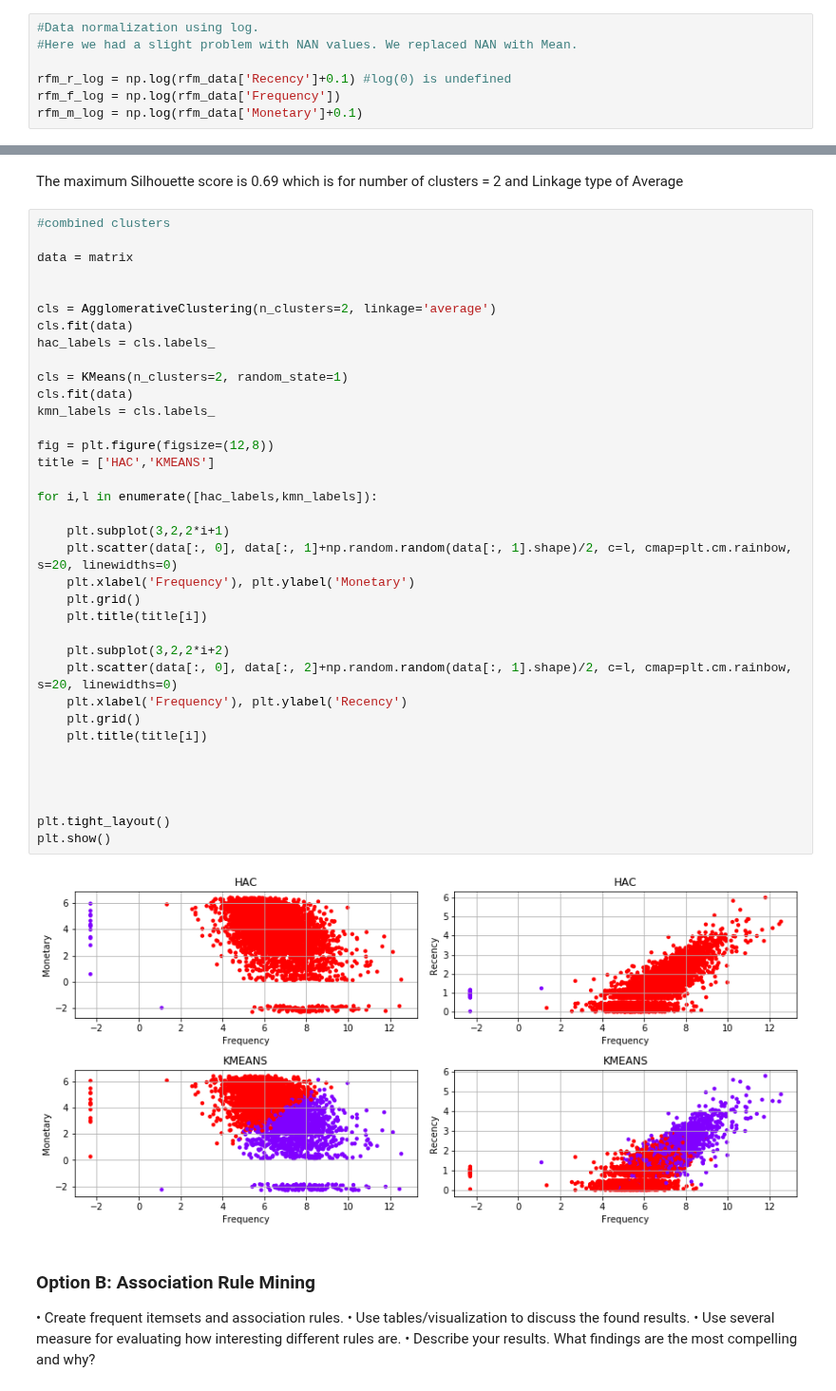
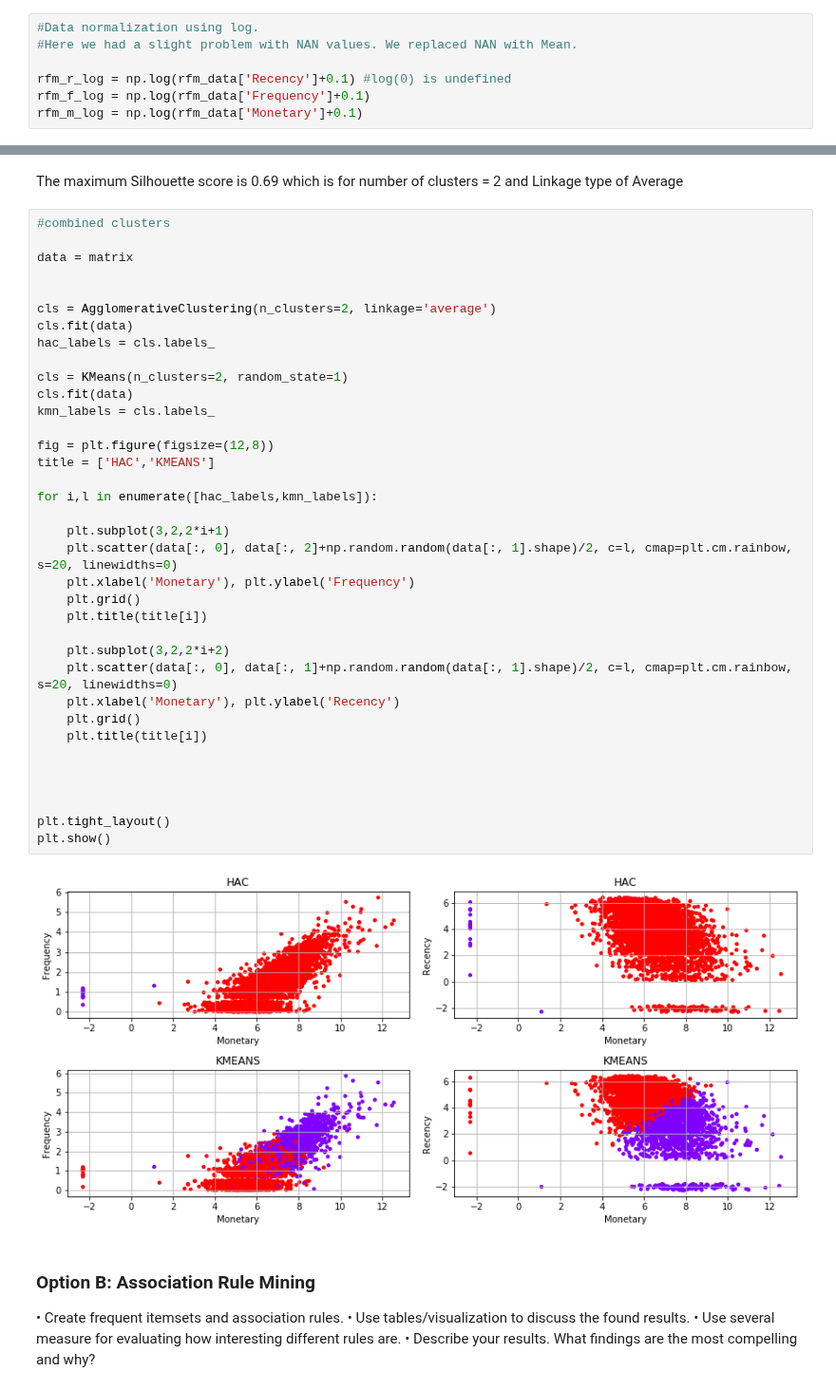
Before and after one commit to stmillett/MSDS7331_NorthCarolinaDataset, a Jupyter notebook: Lab3/Data Mining Lab3-2.ipynb, the cells around one changed output, grey strips where cells are left out. Shown at 95% size. Drawn from its saved outputs; the diff is of its cells as text.

```diff
--- a/Lab3/Data Mining Lab3-2.ipynb
+++ b/Lab3/Data Mining Lab3-2.ipynb
@@ -842,7 +838,7 @@ array([[<matplotlib.axes._subplots.AxesSubplot object at 0x...>,
 #Here we had a slight problem with NAN values. We replaced NAN with Mean.
 
 rfm_r_log = np.log(rfm_data['Recency']+0.1) #log(0) is undefined
-rfm_f_log = np.log(rfm_data['Frequency'])
+rfm_f_log = np.log(rfm_data['Frequency']+0.1)
 rfm_m_log = np.log(rfm_data['Monetary']+0.1)
 # %%
 log_data = pd.DataFrame({'Monetary': rfm_m_log, 'Recency': rfm_r_log, 'Frequency': rfm_f_log})
@@ -1039,38 +1035,38 @@ The maximum Silhouette score is 0.69 which is for number of clusters = 2 and Lin
 data = matrix
 
 
 cls = AgglomerativeClustering(n_clusters=2, linkage='average')
 cls.fit(data)
 hac_labels = cls.labels_
 
 cls = KMeans(n_clusters=2, random_state=1)
 cls.fit(data)
 kmn_labels = cls.labels_
 
 fig = plt.figure(figsize=(12,8))
 title = ['HAC','KMEANS']
 
 for i,l in enumerate([hac_labels,kmn_labels]):
 
     plt.subplot(3,2,2*i+1)
-    plt.scatter(data[:, 0], data[:, 1]+np.random.random(data[:, 1].shape)/2, c=l, cmap=plt.cm.rainbow, s=20, linewidths=0)
-    plt.xlabel('Frequency'), plt.ylabel('Monetary')
+    plt.scatter(data[:, 0], data[:, 2]+np.random.random(data[:, 1].shape)/2, c=l, cmap=plt.cm.rainbow, s=20, linewidths=0)
+    plt.xlabel('Monetary'), plt.ylabel('Frequency')
     plt.grid()
     plt.title(title[i])
 
     plt.subplot(3,2,2*i+2)
-    plt.scatter(data[:, 0], data[:, 2]+np.random.random(data[:, 1].shape)/2, c=l, cmap=plt.cm.rainbow, s=20, linewidths=0)
-    plt.xlabel('Frequency'), plt.ylabel('Recency')
+    plt.scatter(data[:, 0], data[:, 1]+np.random.random(data[:, 1].shape)/2, c=l, cmap=plt.cm.rainbow, s=20, linewidths=0)
+    plt.xlabel('Monetary'), plt.ylabel('Recency')
     plt.grid()
     plt.title(title[i])
 
 
 
 
 plt.tight_layout()
 plt.show()
 # %% [output]
-[figure, old version]
+[figure, new version]
 # %% [markdown]
 ### Option B: Association Rule Mining
 • Create frequent itemsets and association rules.
```
Also changed, not shown: parts of 19 cells of this notebook.
